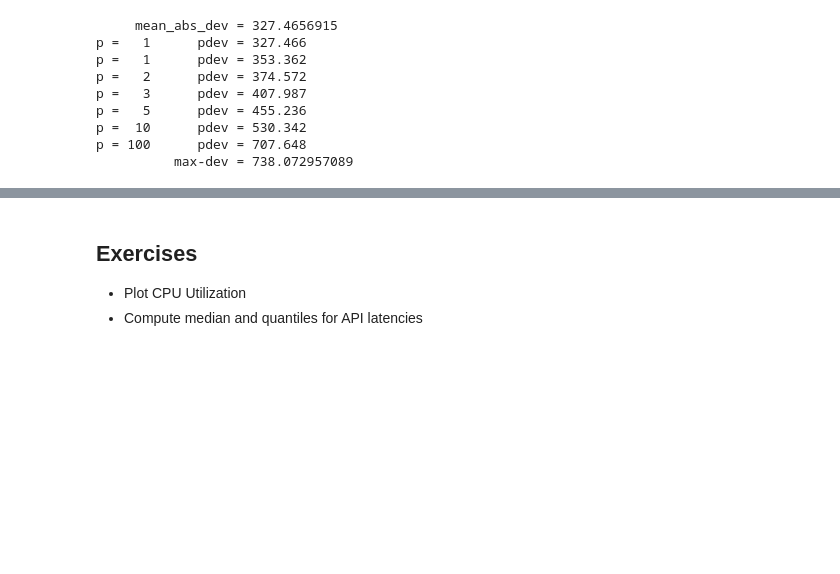
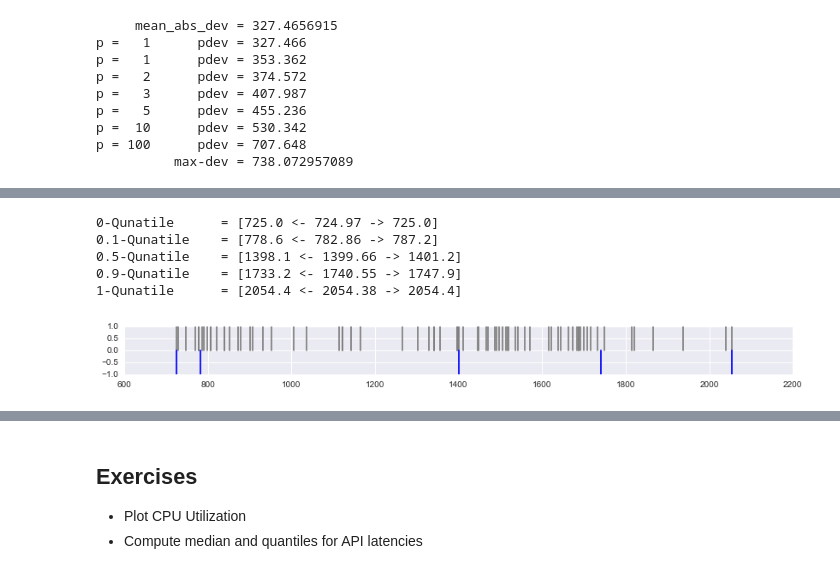
Before and after one commit to HeinrichHartmann/Statistics-for-Engineers, a Jupyter notebook: Tutorial.ipynb, the cells around one changed output, grey strips where cells are left out. Drawn from its saved outputs; the diff is of its cells as text; code cells hidden in the pictures; blank space fills up the shorter version.

```diff
--- a/Tutorial.ipynb
+++ b/Tutorial.ipynb
@@ -614,0 +730,11 @@ all in one plot.
+# %%
+# Example Request Rate Data
+X = np.loadtxt("DataSets/RequestRates.csv", delimiter=",")[:,1]
+plot_quantiles(X,[0,0.1,0.5,0.9,1])
+# %% [output]
+0-Qunatile      = [725.0 <- 724.97 -> 725.0]
+0.1-Qunatile    = [778.6 <- 782.86 -> 787.2]
+0.5-Qunatile    = [1398.1 <- 1399.66 -> 1401.2]
+0.9-Qunatile    = [1733.2 <- 1740.55 -> 1747.9]
+1-Qunatile      = [2054.4 <- 2054.38 -> 2054.4]
+[figure, added]
```
Also changed, not shown: parts of 60 cells of this notebook.
